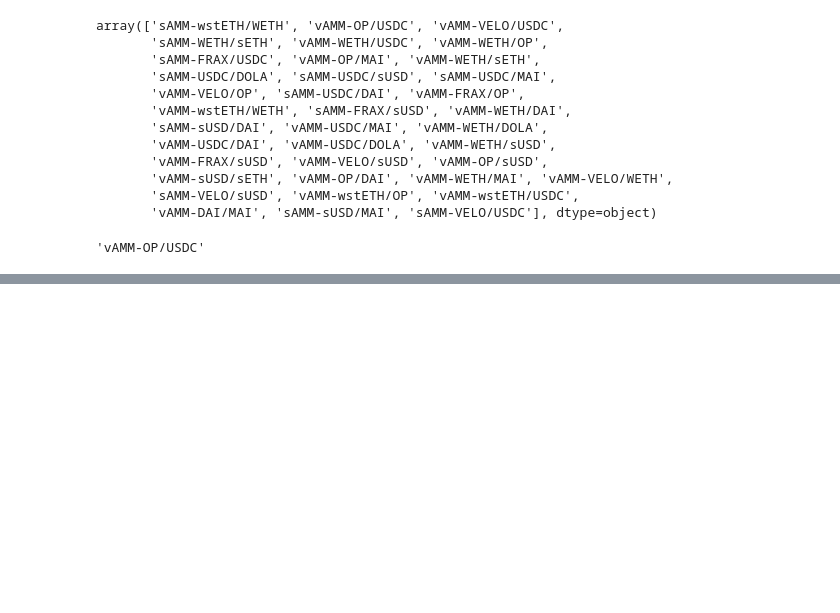
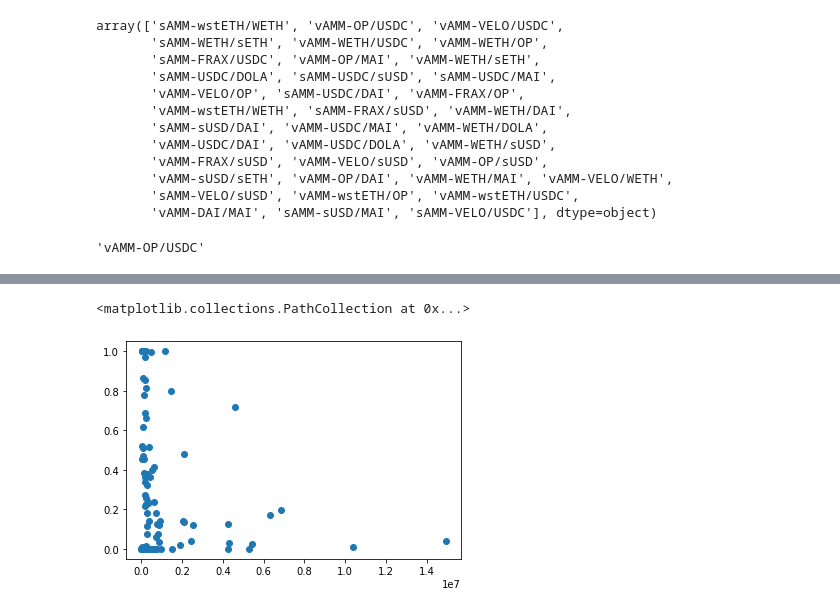
Before and after one commit to RoboVault/Insights, a Jupyter notebook: VeloAnalysis.ipynb, the cells around one changed output, grey strips where cells are left out. Drawn from its saved outputs; the diff is of its cells as text; code cells hidden in the pictures; blank space fills up the shorter version.

```diff
--- a/VeloAnalysis.ipynb
+++ b/VeloAnalysis.ipynb
@@ -141,0 +191,6 @@ See the caveats in the documentation: https://pandas.pydata.org/pandas-docs/stab
+# %%
+date = pd.Timestamp('2022-12-01')
+minDepositValue = 10000
+
+newUsers = list(dfUsers[(dfUsers['entrydate'] > date) & (dfUsers['Net Mints USD'] >= minDepositValue)]['user'])
+lostUsers = list(dfUsers[(dfUsers['exitDate'] > date) & (dfUsers['Net Mints USD'] == 0)]['user'])
@@ -141,0 +247,7 @@ See the caveats in the documentation: https://pandas.pydata.org/pandas-docs/stab
+# %%
+# New User Velo Exposure TVL vs % of assets in VELO
+reducedDf = dfUsers[dfUsers['user'].isin(newUsers)]
+plt.scatter(reducedDf['totalTVL'], reducedDf['Percent In Velo'])
+# %% [output]
+<matplotlib.collections.PathCollection at 0x...>
+[figure, added]
```
Also changed, not shown: parts of 23 cells of this notebook.
